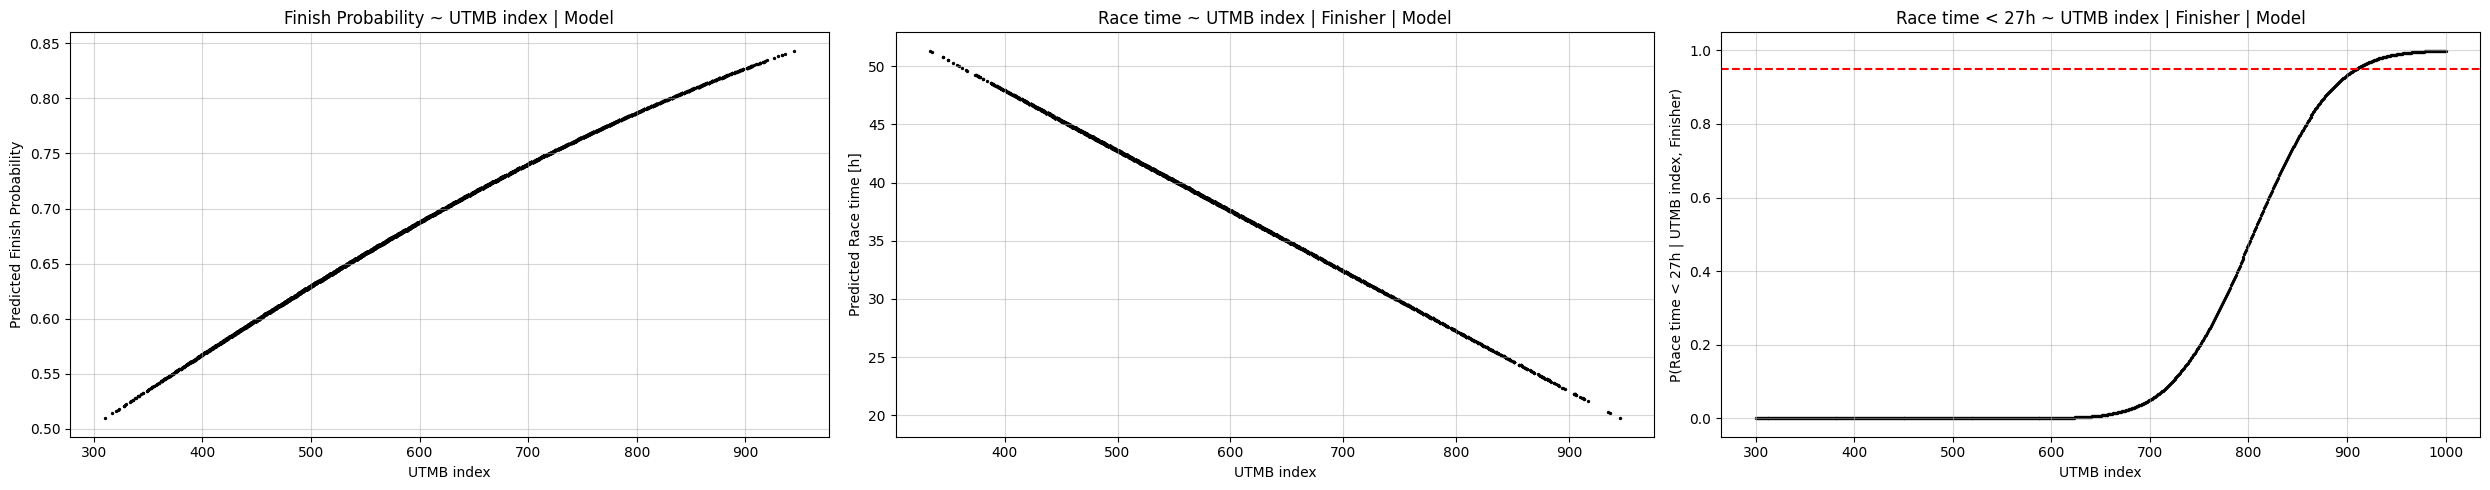
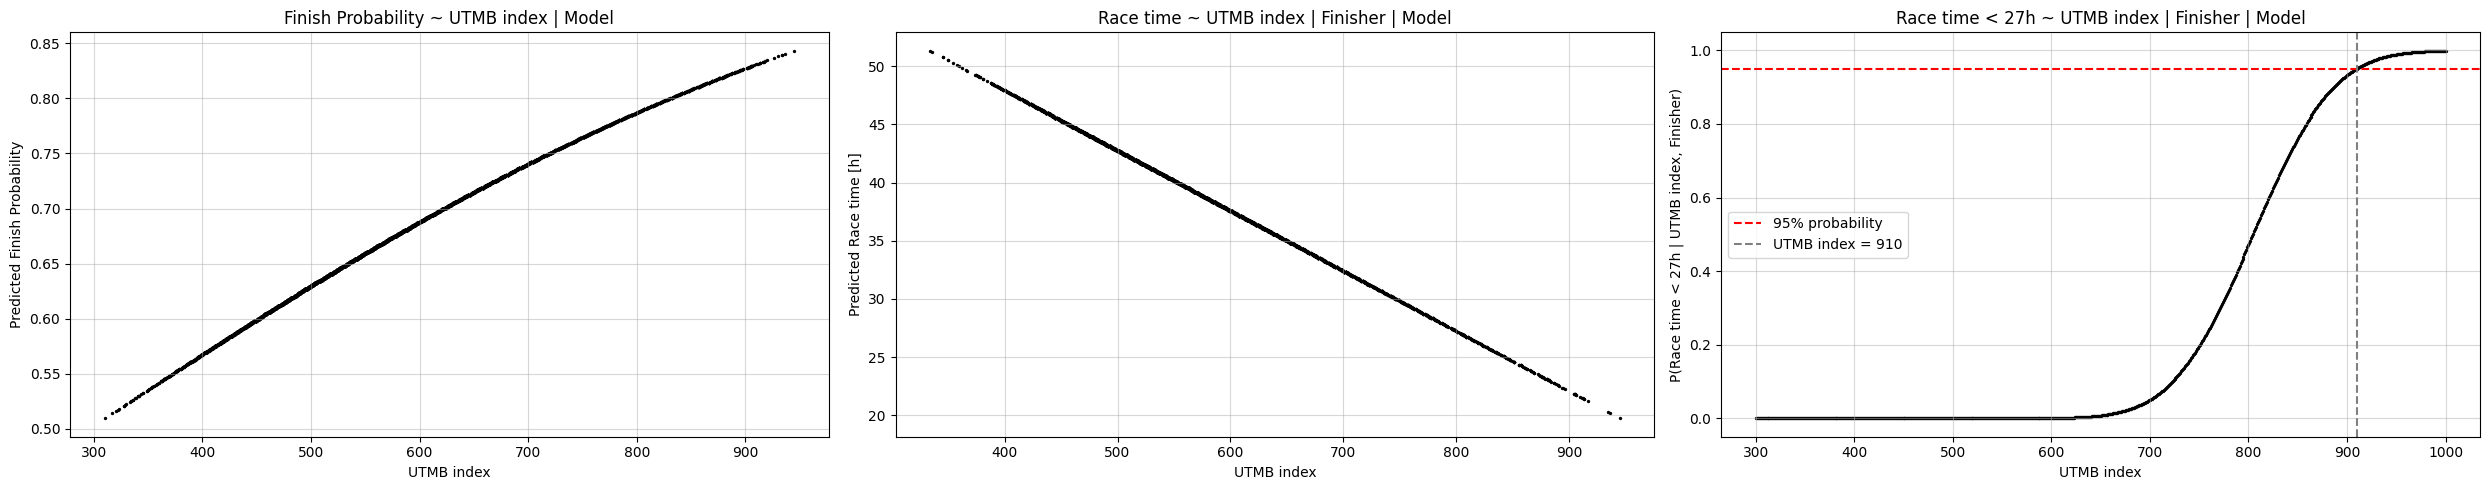
The change to this notebook cell's code, shown as a diff; its figure went from the first image to the second:
--- before
+++ after
@@ -25,7 +25,9 @@
 )
 ax[2].set_ylabel("P(Race time < 27h | UTMB index, Finisher)")
+
+utmb_index_min = race_time_under_prob_df.query("race_time_under_prob >= 0.95")["runner_overall_index"].min()
 ax[2].axhline(0.95, color="red", linestyle="--", label="95% probability", lw=1.5)
-ax[2].axvline(910, color="green", linestyle="--", label="UTMB index = 910", lw=1.5)
-ax[2].legend(loc="lower right")
+ax[2].axvline(utmb_index_min, color="grey", linestyle="--", label=f"UTMB index = {utmb_index_min}", lw=1.5)
+ax[2].legend()
 
 for i in [0,1,2]:

Commit: updates